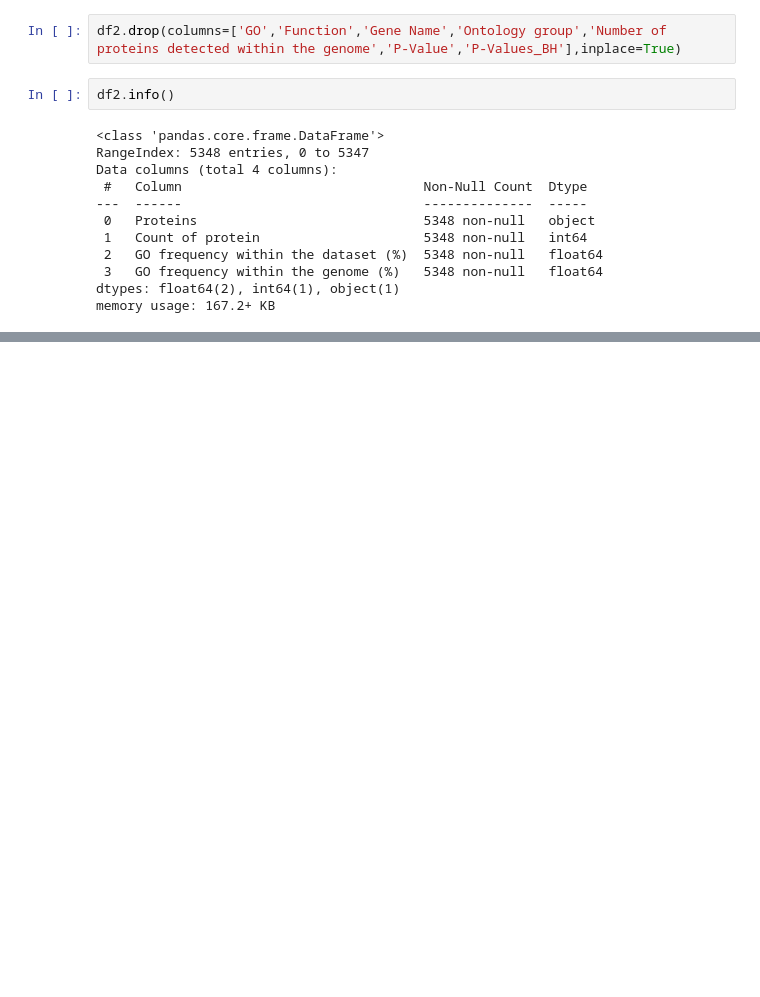
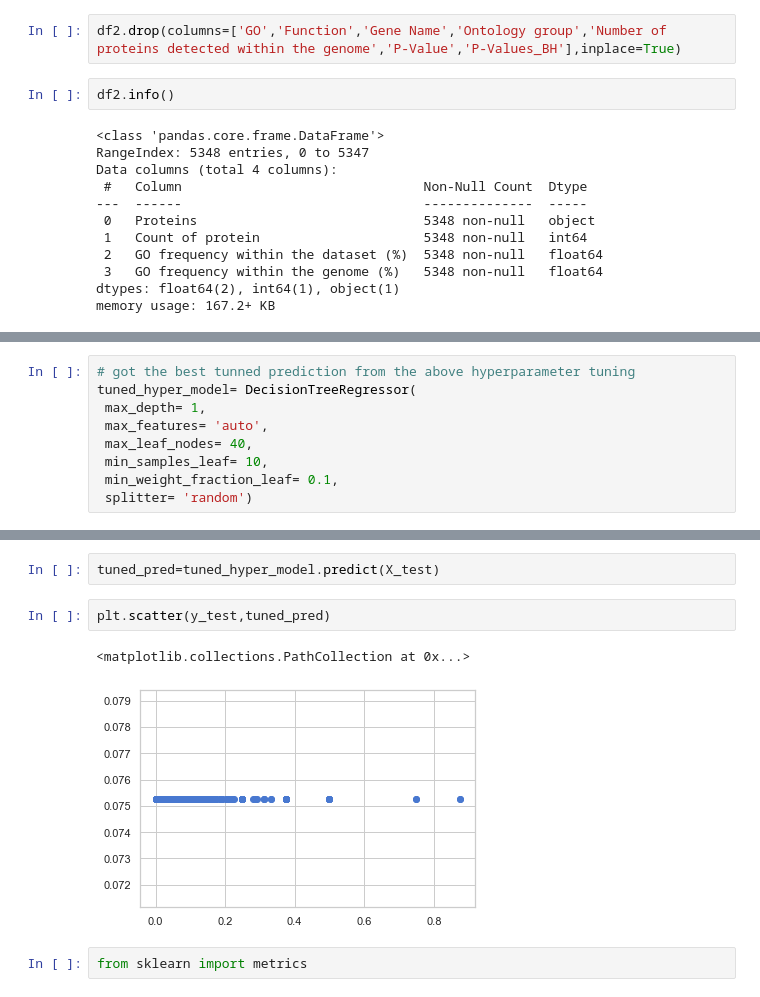
Before and after one commit to Aditya04-code/Regression-model-analysis-on-cattle-, a Jupyter notebook: 2.ipynb, the cells around one changed output, grey strips where cells are left out. Saved outputs shown, nothing was run; the diff lists cells and outputs as text; blank space fills up the shorter version.

```diff
--- a/2.ipynb
+++ b/2.ipynb
@@ -216,0 +251,9 @@ memory usage: 167.2+ KB
+# %%
+# got the best tunned prediction from the above hyperparameter tuning
+tuned_hyper_model= DecisionTreeRegressor(
+ max_depth= 1,
+ max_features= 'auto',
+ max_leaf_nodes= 40,
+ min_samples_leaf= 10,
+ min_weight_fraction_leaf= 0.1,
+ splitter= 'random')
@@ -216,0 +266,9 @@ memory usage: 167.2+ KB
+# %%
+tuned_pred=tuned_hyper_model.predict(X_test)
+# %%
+plt.scatter(y_test,tuned_pred)
+# %% [output]
+<matplotlib.collections.PathCollection at 0x...>
+[figure, added]
+# %%
+from sklearn import metrics
```
Also changed, not shown: parts of 24 cells of this notebook, 5 other files.
